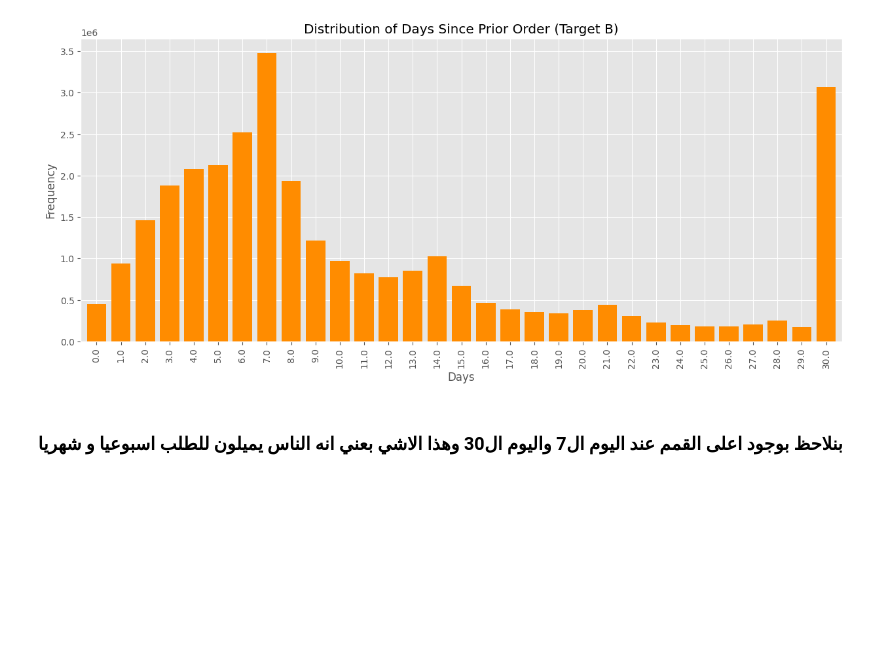
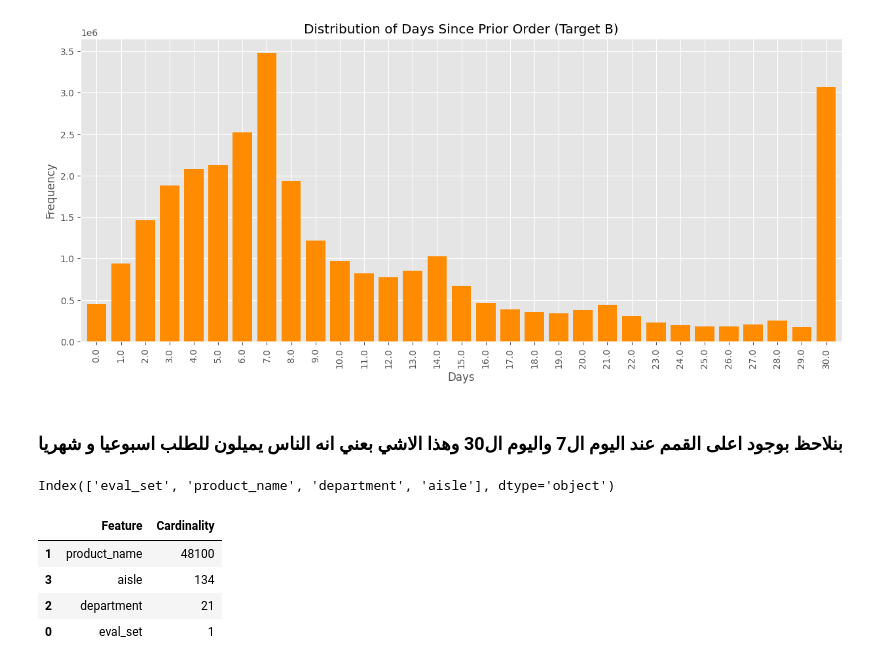
Before and after one commit to mohammed-lafi1035/DS230_final_Project_AE, a Jupyter notebook: Welcome_To_Colab.ipynb, the cells around one changed output. Drawn from its saved outputs; the diff is of its cells as text; code cells hidden in the pictures; blank space fills up the shorter version.

```diff
--- a/Welcome_To_Colab.ipynb
+++ b/Welcome_To_Colab.ipynb
@@ -216,3 +216,22 @@ plt.show()
 [figure]
 # %% [markdown]
 ### بنلاحظ بوجود اعلى القمم عند اليوم ال7 واليوم ال30 وهذا الاشي بعني انه الناس يميلون للطلب اسبوعيا و شهريا
+# %%
+# اختيار الأعمدة الفئوية
+categorical_cols = instacart_data.select_dtypes(include=['object', 'category']).columns
+categorical_cols
+# %% [output]
+Index(['eval_set', 'product_name', 'department', 'aisle'], dtype='object')
+# %%
+cardinality_df = pd.DataFrame({
+    'Feature': categorical_cols,
+    'Cardinality': [instacart_data[col].nunique() for col in categorical_cols]
+}).sort_values(by='Cardinality', ascending=False)
+
+cardinality_df
+# %% [output]
+|  | Feature | Cardinality |
+| 1 | product_name | 48100 |
+| 3 | aisle | 134 |
+| 2 | department | 21 |
+| 0 | eval_set | 1 |
```
Also changed, not shown: parts of 2 cells of this notebook.
